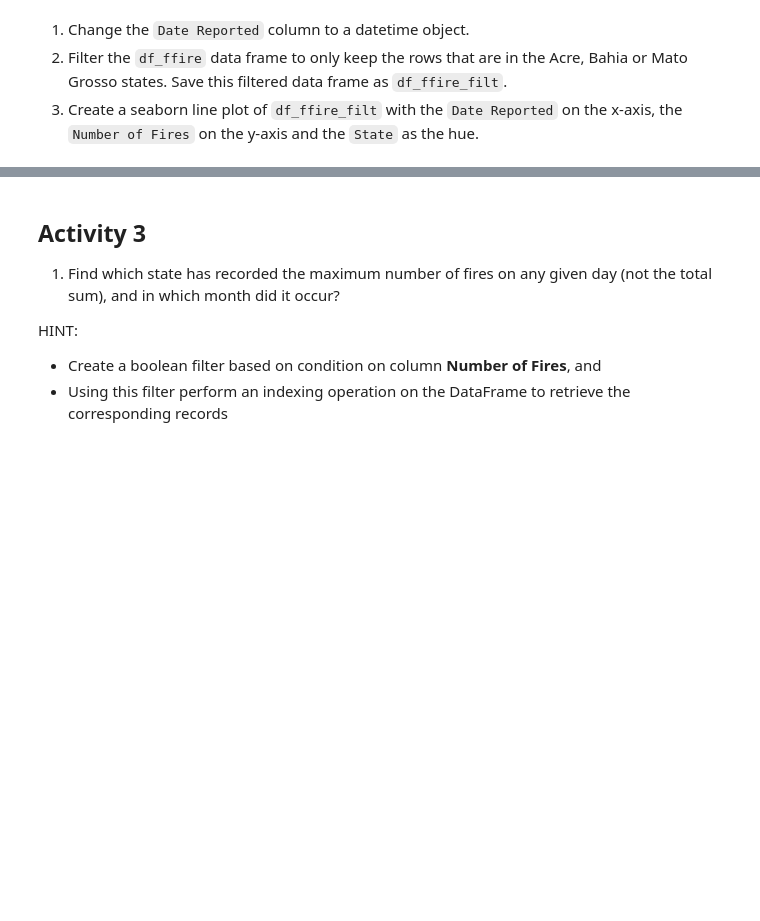
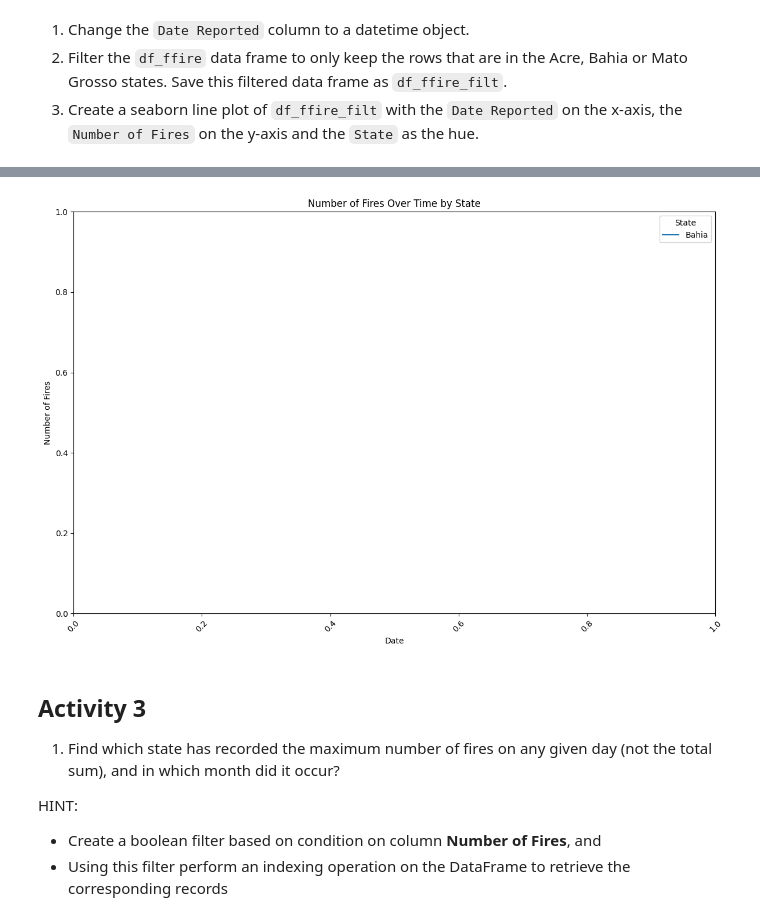
Before and after one commit to RSBalchII/cohort-15-data-science, a Jupyter notebook: Colab_Notebooks/Module_4_Tree_Based_Methods/Exercises/2a-Fires.ipynb, the cells around one changed output, grey strips where cells are left out. Saved outputs shown, nothing was run; the diff lists cells and outputs as text; code cells hidden in the pictures; blank space fills up the shorter version.

```diff
--- a/Colab_Notebooks/Module_4_Tree_Based_Methods/Exercises/2a-Fires.ipynb
+++ b/Colab_Notebooks/Module_4_Tree_Based_Methods/Exercises/2a-Fires.ipynb
@@ -14,3 +20,9 @@ Write code to perform following:
 1. Read in the dataset on AWS at [Brazilian-fire-dataset.csv]( https://ddc-datascience.s3.amazonaws.com/Brazilian-fire-dataset.csv ) and save it to a variable called `df_ffire`.
 1. Display the top 10 rows of the data frame.
 1. Generate summary statistics for all columns.
+# %%
+url = pd.read_csv('https://ddc-datascience.s3.amazonaws.com/Brazilian-fire-dataset.csv')
+
+df_ffire = pd.DataFrame(url)
+
+df_ffire
@@ -25,3 +61,5 @@ Based on the information collected so far, can you answer the following:
 1. Change the `Date Reported` column to a datetime object.
 2. Filter the `df_ffire` data frame to only keep the rows that are in the Acre, Bahia or Mato Grosso states. Save this filtered data frame as `df_ffire_filt`.
 3. Create a seaborn line plot of `df_ffire_filt` with the `Date Reported` on the x-axis, the `Number of Fires` on the y-axis and the `State` as the hue.
+# %%
+df_ffire.iloc[:, 4] = print(pd.to_datetime(df_ffire.iloc[:, 4]))
@@ -27,0 +79,9 @@ Based on the information collected so far, can you answer the following:
+# %%
+df2_ffire = df_ffire.copy()
+# %%
+df_ffire_filt = df2_ffire[df2_ffire['State'] == 'Bahia' ]
+df_ffire_filt2 = df2_ffire[df2_ffire['State'] == 'Acre']
+df_ffire_filt3 = df2_ffire[df2_ffire['State'] == 'Mato Grosso']
+print(df_ffire_filt)
+print(df_ffire_filt2)
+print(df_ffire_filt3)
@@ -28,3 +106,28 @@ Based on the information collected so far, can you answer the following:
+# %%
+# Set the figure size
+plt.figure(figsize=(12, 8))
+
+# Create the line plot
+sns.lineplot(data=df_ffire_filt,
+             x='Date Reported',
+             y='Number of Fires',
+             hue='State')
+
+# Customize the plot
+plt.title('Number of Fires Over Time by State')
+plt.xlabel('Date')
+plt.ylabel('Number of Fires')
+
+# Rotate x-axis labels for better readability
+plt.xticks(rotation=45)
+
+# Adjust layout to prevent cutting off labels
+plt.tight_layout()
+
+# Show the plot
+plt.show()
+# %% [output]
+[figure, added]
 # %% [markdown]
 ## Activity 3
 1. Find which state has recorded the maximum number of fires on any given day (not the total sum), and in which month did it occur?
```
Also changed, not shown: parts of 5 cells of this notebook, 2 other files.
